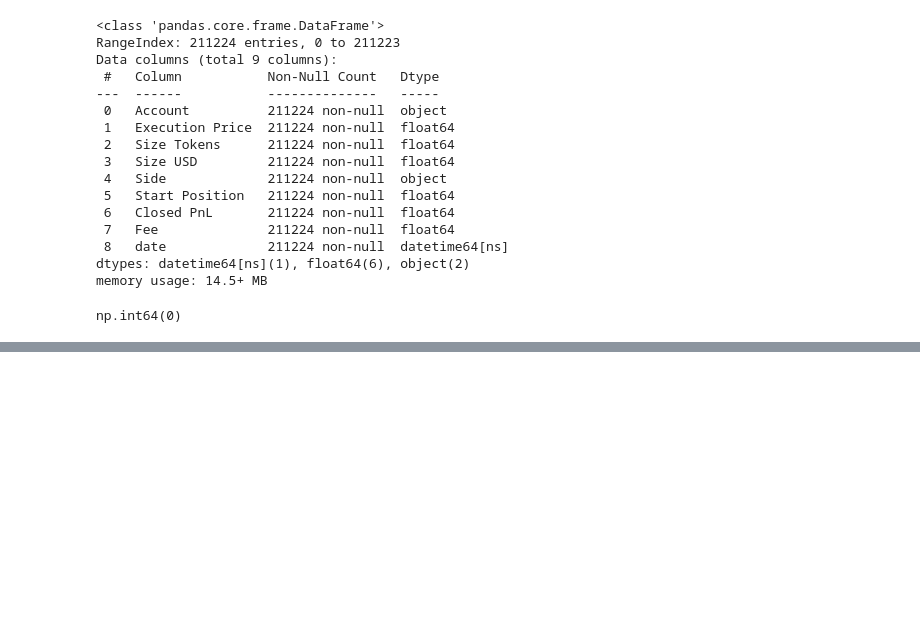
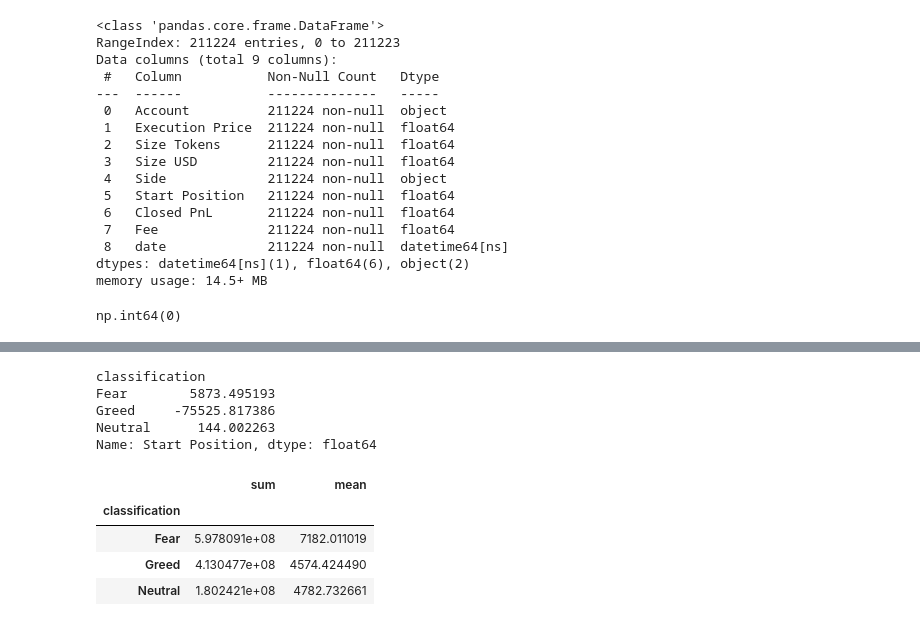
Before and after one commit to YukiP7/ds_yukti_garg, a Jupyter notebook: notebook_1.ipynb, the cells around one changed output, grey strips where cells are left out. Saved outputs shown, nothing was run; the diff lists cells and outputs as text; code cells hidden in the pictures; blank space fills up the shorter version.

```diff
--- a/notebook_1.ipynb
+++ b/notebook_1.ipynb
@@ -185,0 +327,20 @@ merged_data.to_csv('csv_files/merged_data.csv' , index=False)
+# %%
+# 4.Plot
+ax = profit_percent.plot(kind='bar', stacked=True, color=['salmon', 'mediumseagreen'], figsize=(8, 5))
+plt.title('Profit vs Loss % by Sentiment')
+plt.ylabel('Percentage of Trades')
+plt.xlabel('Market Sentiment')
+plt.legend(['Loss', 'Profit'], title='Trade Outcome')
+
+# Annotate the bars with percentages
+for p in ax.patches:
+    width = p.get_width()
+    height = p.get_height()
+    x = p.get_x()
+    y = p.get_y()
+    if height > 0:
+        ax.text(x + width/2, y + height/2, f'{height:.1f}%', ha='center', va='center', fontsize=10, color='white')
+
+plt.tight_layout()
+plt.savefig('outputs/Profit_Loss_by_sentiment.png')
+plt.close()
@@ -185,0 +352,14 @@ merged_data.to_csv('csv_files/merged_data.csv' , index=False)
+# %%
+# Classify position type from Start Position
+def classify_position(x):
+    if x < 0:
+        return 'Short'
+    elif x > 0:
+        return 'Long'
+    else:
+        return 'New Entry'
+
+merged_data['position_type'] = merged_data['Start Position'].apply(classify_position)
+
+# Create 'leverage proxy' column: Size USD / Start Position (avoid divide-by-zero)
+merged_data['leverage_proxy'] = merged_data['Size USD'] / (merged_data['Start Position'].replace(0, 1e-6).abs())
@@ -185,0 +391,19 @@ merged_data.to_csv('csv_files/merged_data.csv' , index=False)
+# %%
+# Risk :  Avg. Start Position by sentiment
+avg_start_position = merged_data.groupby('classification')['Start Position'].mean()
+avg_start_position
+# %% [output]
+classification
+Fear        5873.495193
+Greed     -75525.817386
+Neutral      144.002263
+Name: Start Position, dtype: float64
+# %%
+# Volume : Trade Size
+merged_data.groupby('classification')['Size USD'].agg(['sum' , 'mean'])
+# %% [output]
+|  | sum | mean |
+| classification |  |  |
+| Fear | 5.978091e+08 | 7182.011019 |
+| Greed | 4.130477e+08 | 4574.424490 |
+| Neutral | 1.802421e+08 | 4782.732661 |
```
Also changed, not shown: parts of 24 cells of this notebook, 13 other files.
